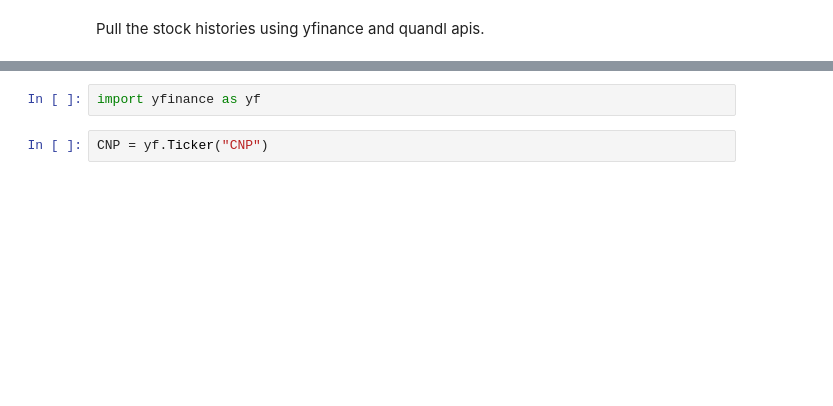
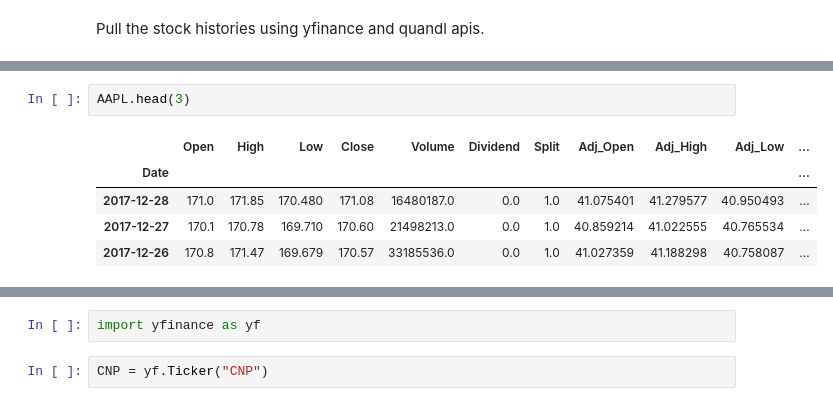
Before and after one commit to samokoye/DataScienceGuidedCapstone, a Jupyter notebook: Capstone_2_Ten_Year_Investment_Data Wrangling.ipynb, the cells around one changed output, grey strips where cells are left out. Cells and saved outputs as stored; diff of their text form; blank space fills up the shorter version.

```diff
--- a/Capstone_2_Ten_Year_Investment_Data Wrangling.ipynb
+++ b/Capstone_2_Ten_Year_Investment_Data Wrangling.ipynb
@@ -52,0 +145,8 @@ AAPL.shape
+# %%
+AAPL.head(3)
+# %% [output]
+|  | Open | High | Low | Close | Volume | Dividend | Split | Adj_Open | Adj_High | Adj_Low | ... |
+| Date |  |  |  |  |  |  |  |  |  |  | ... |
+| 2017-12-28 | 171.0 | 171.85 | 170.480 | 171.08 | 16480187.0 | 0.0 | 1.0 | 41.075401 | 41.279577 | 40.950493 | ... |
+| 2017-12-27 | 170.1 | 170.78 | 169.710 | 170.60 | 21498213.0 | 0.0 | 1.0 | 40.859214 | 41.022555 | 40.765534 | ... |
+| 2017-12-26 | 170.8 | 171.47 | 169.679 | 170.57 | 33185536.0 | 0.0 | 1.0 | 41.027359 | 41.188298 | 40.758087 | ... |
```
Also changed, not shown: parts of 82 cells of this notebook.
